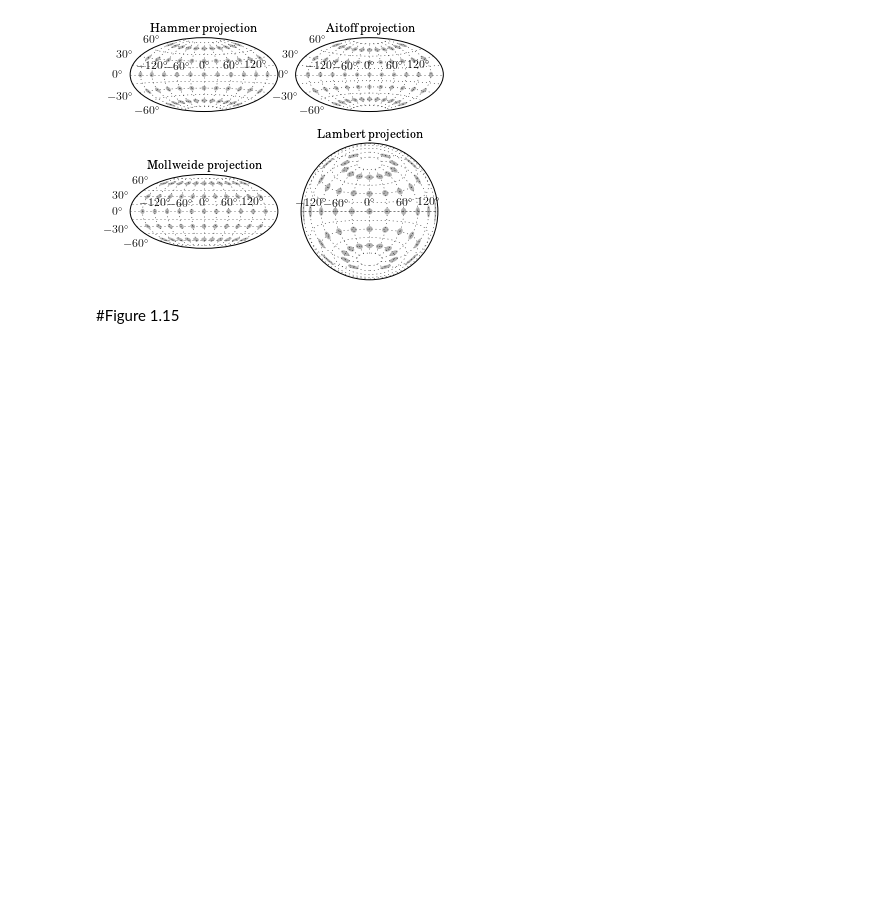
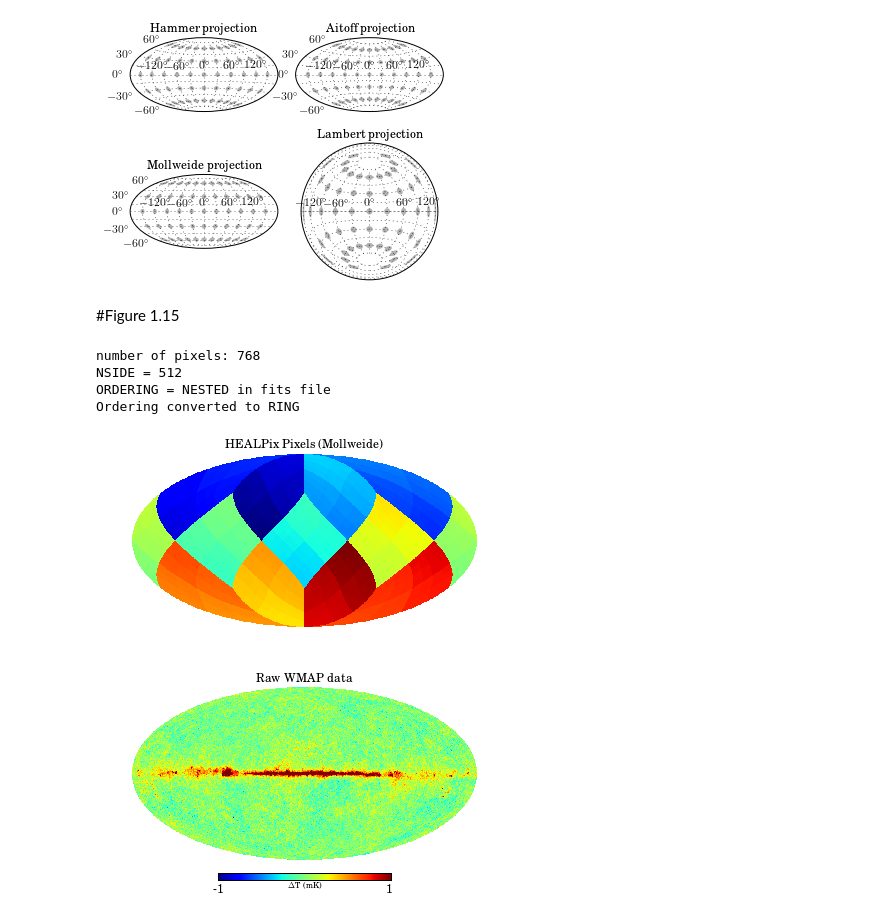
Before and after one commit to kdhiner/KAstroML, a Jupyter notebook: Chapter 1.ipynb, the cells around one changed output. Saved outputs shown, nothing was run; the diff lists cells and outputs as text; code cells hidden in the pictures; blank space fills up the shorter version.

```diff
--- a/Chapter 1.ipynb
+++ b/Chapter 1.ipynb
@@ -531,31 +562,38 @@ from astroML.datasets import fetch_wmap_temperatures
 # result in an error if LaTeX is not installed on your system.  In that case,
 # you can set usetex to False.
 from astroML.plotting import setup_text_plots
 setup_text_plots(fontsize=12, usetex=True)
 
 #------------------------------------------------------------
 # First plot an example pixellization
 
 # Prepare the healpix pixels
-NSIDE = 4
+NSIDE = 2**3
 m = np.arange(hp.nside2npix(NSIDE))
 print "number of pixels:", len(m)
 
 # Plot the pixelization
 fig = plt.figure(1, figsize=(5, 3.75))
 hp.mollview(m, nest=True, title="HEALPix Pixels (Mollweide)", fig=1)
 
 # remove colorbar: we don't need it for this plot
 fig.delaxes(fig.axes[1])
 
 #------------------------------------------------------------
 # Next plot the wmap pixellization
 wmap_unmasked = fetch_wmap_temperatures(masked=False)
 
 # plot the unmasked map
 fig = plt.figure(2, figsize=(5, 3.75))
 hp.mollview(wmap_unmasked, min=-1, max=1, title='Raw WMAP data',
             unit=r'$\Delta$T (mK)', fig=2)
 fig.axes[1].texts[0].set_fontsize(8)
 
 plt.show()
+# %% [output]
+number of pixels: 768
+NSIDE = 512
+ORDERING = NESTED in fits file
+Ordering converted to RING
+[figure, added]
+[figure, added]
```
Also changed, not shown: parts of 14 cells of this notebook.
